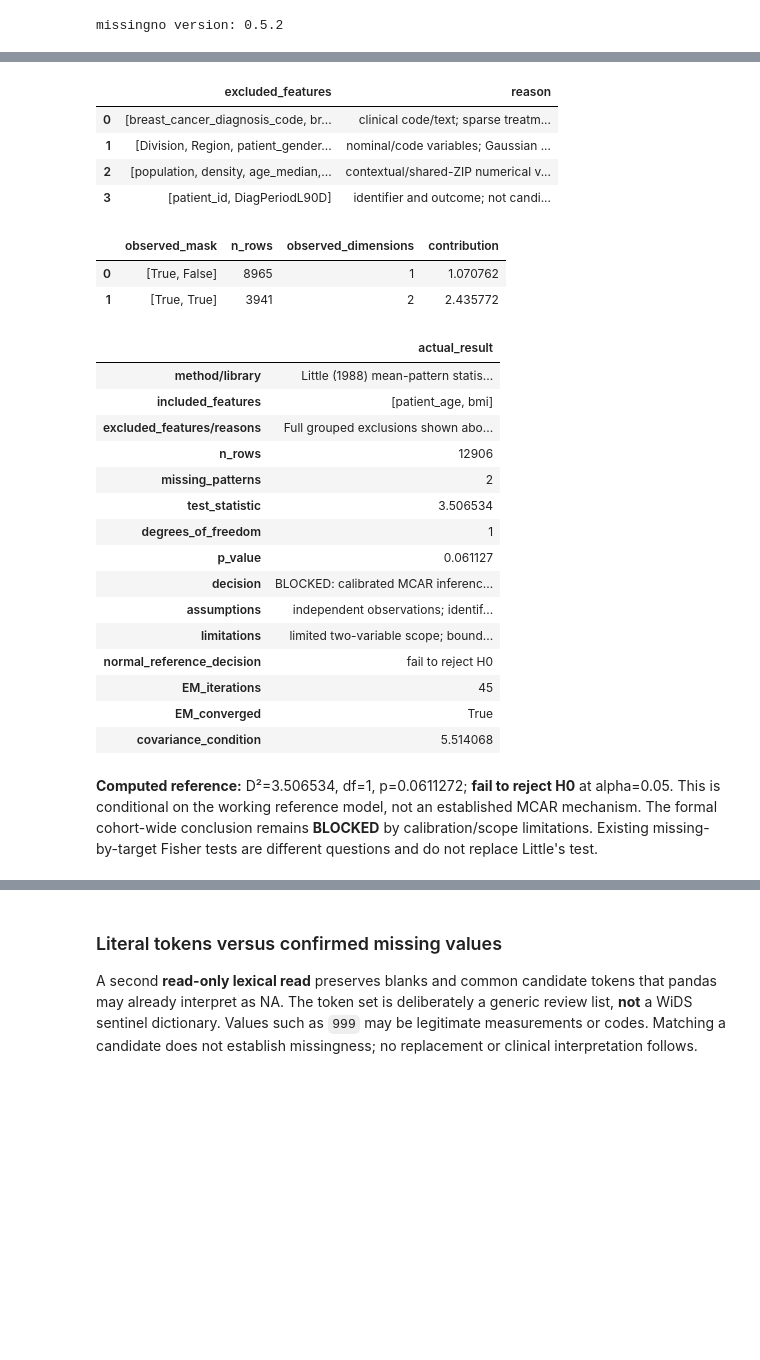
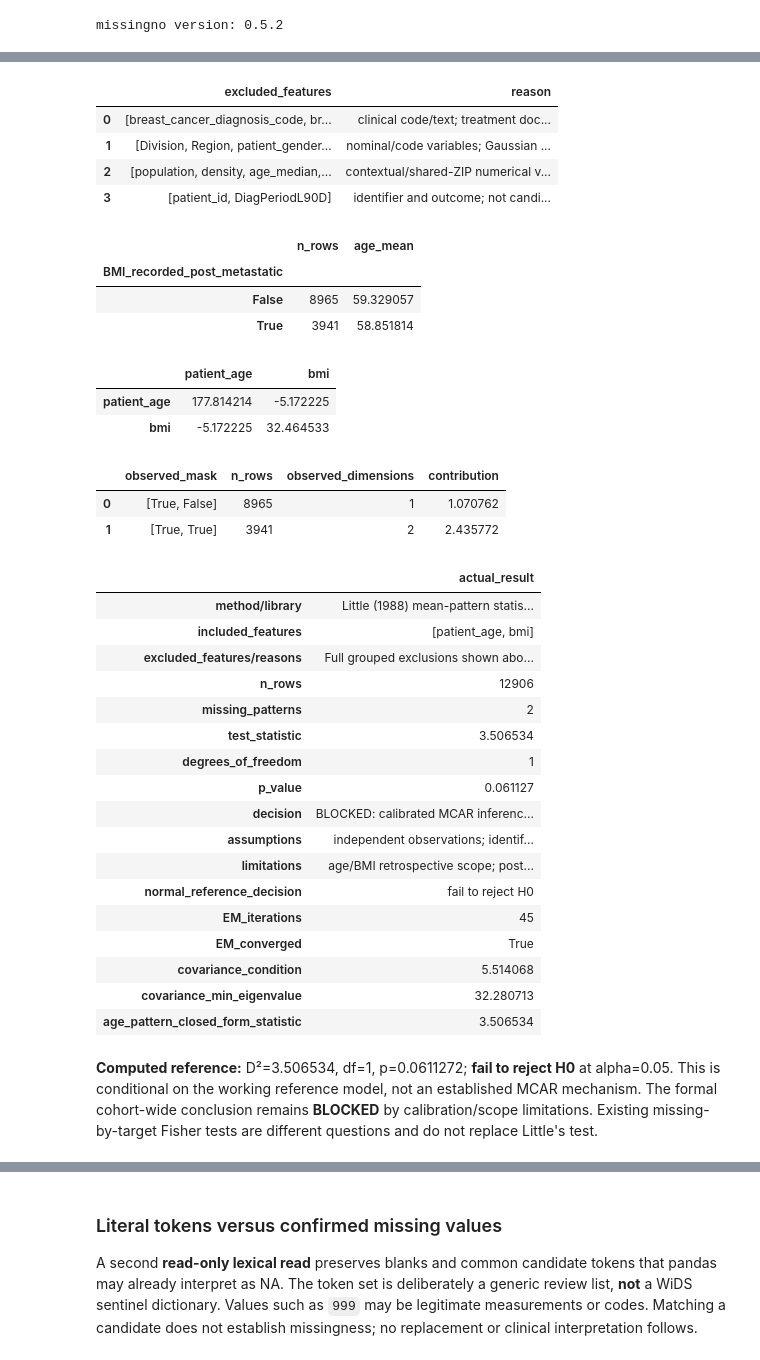
Before and after one commit to hungstupid/data-mining-preprocessing, a Jupyter notebook: book/tabular/01_eda.ipynb, the cells around one changed output, grey strips where cells are left out. Saved outputs shown, nothing was run; the diff lists cells and outputs as text; code cells hidden in the pictures; blank space fills up the shorter version.

Commit message:
Clarify temporal leakage and Little MCAR scope

```diff
--- a/book/tabular/01_eda.ipynb
+++ b/book/tabular/01_eda.ipynb
@@ -632,7 +680,7 @@ from src.little_mcar import little_mcar
 
 little_included = ["patient_age", "bmi"]
 little_exclusion_groups = pd.DataFrame([
-    {"excluded_features": sorted(clinical_review), "reason": "clinical code/text; sparse treatment and unverified timing"},
+    {"excluded_features": sorted(clinical_review), "reason": "clinical code/text; treatment documented post-metastatic; code timing unverified"},
     {"excluded_features": sorted(geographic_codes | individual_categorical), "reason": "nominal/code variables; Gaussian numerical model inappropriate"},
     {"excluded_features": [c for c in continuous_columns if c not in little_included],
      "reason": "contextual/shared-ZIP numerical variables; dependence and singular/compositional covariance risk"},
@@ -648,57 +696,76 @@ little_report = {
     "degrees_of_freedom": np.nan, "p_value": np.nan,
     "decision": "BLOCKED: calibrated MCAR inference; Gaussian/independence assumptions unsupported",
     "assumptions": "independent observations; identifiable common Gaussian mean/covariance; chi-square asymptotics",
-    "limitations": "limited two-variable scope; bounded age, nonnormal BMI, shared-ZIP dependence; no global mechanism classification",
+    "limitations": "age/BMI retrospective scope; post-metastatic BMI; bounded/nonnormal variables; possible ZIP dependence; no global mechanism classification",
 }
 try:
     little_result = little_mcar(df[little_included].to_numpy(dtype=float))
     little_report.update({"missing_patterns": little_result["missing_patterns"],
                           "test_statistic": little_result["statistic"],
                           "degrees_of_freedom": little_result["degrees_of_freedom"],
                           "p_value": little_result["p_value"],
                           "normal_reference_decision": "reject H0" if little_result["p_value"] < ALPHA else "fail to reject H0",
                           "EM_iterations": little_result["iterations"],
                           "EM_converged": little_result["converged"],
-                          "covariance_condition": little_result["covariance_condition"]})
+                          "covariance_condition": little_result["covariance_condition"],
+                          "covariance_min_eigenvalue": float(np.linalg.eigvalsh(little_result["covariance_ml"]).min())})
+    # Analytic reduction for one incomplete variable; no second hypothesis test.
+    age_by_bmi_recording = df.groupby(df.bmi.notna())["patient_age"].agg(n_rows="size", age_mean="mean")
+    age_by_bmi_recording.index.name = "BMI_recorded_post_metastatic"
+    age_mean_quadratic = float((age_by_bmi_recording.n_rows *
+        (age_by_bmi_recording.age_mean - df.patient_age.mean())**2).sum() / df.patient_age.var(ddof=0))
+    assert np.isclose(age_mean_quadratic, little_result["statistic"], rtol=1e-6, atol=1e-8)
+    little_report["age_pattern_closed_form_statistic"] = age_mean_quadratic
+    display(age_by_bmi_recording)
+    display(pd.DataFrame(little_result["covariance_ml"], index=little_included, columns=little_included))
     display(pd.DataFrame(little_result["pattern_details"]))
 except (ValueError, ArithmeticError, RuntimeError, np.linalg.LinAlgError) as error:
     little_report["decision"] = "BLOCKED: " + str(error)
     little_report["normal_reference_decision"] = "NOT TESTABLE"
     little_result = None
 with pd.option_context("display.max_colwidth", None):
     display(pd.Series(little_report, name="actual_result").to_frame())
 if little_result is not None:
     display(Markdown(
         f"**Computed reference:** D²={little_result['statistic']:.6f}, "
         f"df={little_result['degrees_of_freedom']}, p={little_result['p_value']:.6g}; "
         f"**{little_report['normal_reference_decision']}** at alpha={ALPHA}. "
         "This is conditional on the working reference model, not an established MCAR mechanism. "
         "The formal cohort-wide conclusion remains **BLOCKED** by calibration/scope limitations. "
         "Existing missing-by-target Fisher tests are different questions and do not replace Little's test."
     ))
 # %% [output]
 |  | excluded_features | reason |
-| 0 | [breast_cancer_diagnosis_code, br... | clinical code/text; sparse treatm... |
+| 0 | [breast_cancer_diagnosis_code, br... | clinical code/text; treatment doc... |
 | 1 | [Division, Region, patient_gender... | nominal/code variables; Gaussian ... |
 | 2 | [population, density, age_median,... | contextual/shared-ZIP numerical v... |
 | 3 | [patient_id, DiagPeriodL90D] | identifier and outcome; not candi... |
-|  | observed_mask | n_rows | observed_dimensions | contribution |
-| 0 | [True, False] | 8965 | 1 | 1.070762 |
-| 1 | [True, True] | 3941 | 2 | 2.435772 |
+|  | n_rows | age_mean |
+| BMI_recorded_post_metastatic |  |  |
+| False | 8965 | 59.329057 |
+| True | 3941 | 58.851814 |
-|  | actual_result |
-| method/library | Little (1988) mean-pattern statis... |
-| included_features | [patient_age, bmi] |
-| excluded_features/reasons | Full grouped exclusions shown abo... |
-| n_rows | 12906 |
-| missing_patterns | 2 |
-| test_statistic | 3.506534 |
-| degrees_of_freedom | 1 |
-| p_value | 0.061127 |
-| decision | BLOCKED: calibrated MCAR inferenc... |
-| assumptions | independent observations; identif... |
-| limitations | limited two-variable scope; bound... |
-| normal_reference_decision | fail to reject H0 |
-| EM_iterations | 45 |
-| EM_converged | True |
-| covariance_condition | 5.514068 |
+|  | patient_age | bmi |
+| patient_age | 177.814214 | -5.172225 |
+| bmi | -5.172225 | 32.464533 |
+|  | observed_mask | n_rows | observed_dimensions | contribution |
+| 0 | [True, False] | 8965 | 1 | 1.070762 |
+| 1 | [True, True] | 3941 | 2 | 2.435772 |
+|  | actual_result |
+| method/library | Little (1988) mean-pattern statis... |
+| included_features | [patient_age, bmi] |
+| excluded_features/reasons | Full grouped exclusions shown abo... |
+| n_rows | 12906 |
+| missing_patterns | 2 |
+| test_statistic | 3.506534 |
+| degrees_of_freedom | 1 |
+| p_value | 0.061127 |
+| decision | BLOCKED: calibrated MCAR inferenc... |
+| assumptions | independent observations; identif... |
+| limitations | age/BMI retrospective scope; post... |
+| normal_reference_decision | fail to reject H0 |
+| EM_iterations | 45 |
+| EM_converged | True |
+| covariance_condition | 5.514068 |
+| covariance_min_eigenvalue | 32.280713 |
+| age_pattern_closed_form_statistic | 3.506534 |
 **Computed reference:** D²=3.506534, df=1, p=0.0611272; **fail to reject H0** at alpha=0.05. This is conditional on the working reference model, not an established MCAR mechanism. The formal cohort-wide conclusion remains **BLOCKED** by calibration/scope limitations. Existing missing-by-target Fisher tests are different questions and do not replace Little's test.
```
Also changed, not shown: parts of 13 cells of this notebook, 2 other files.
